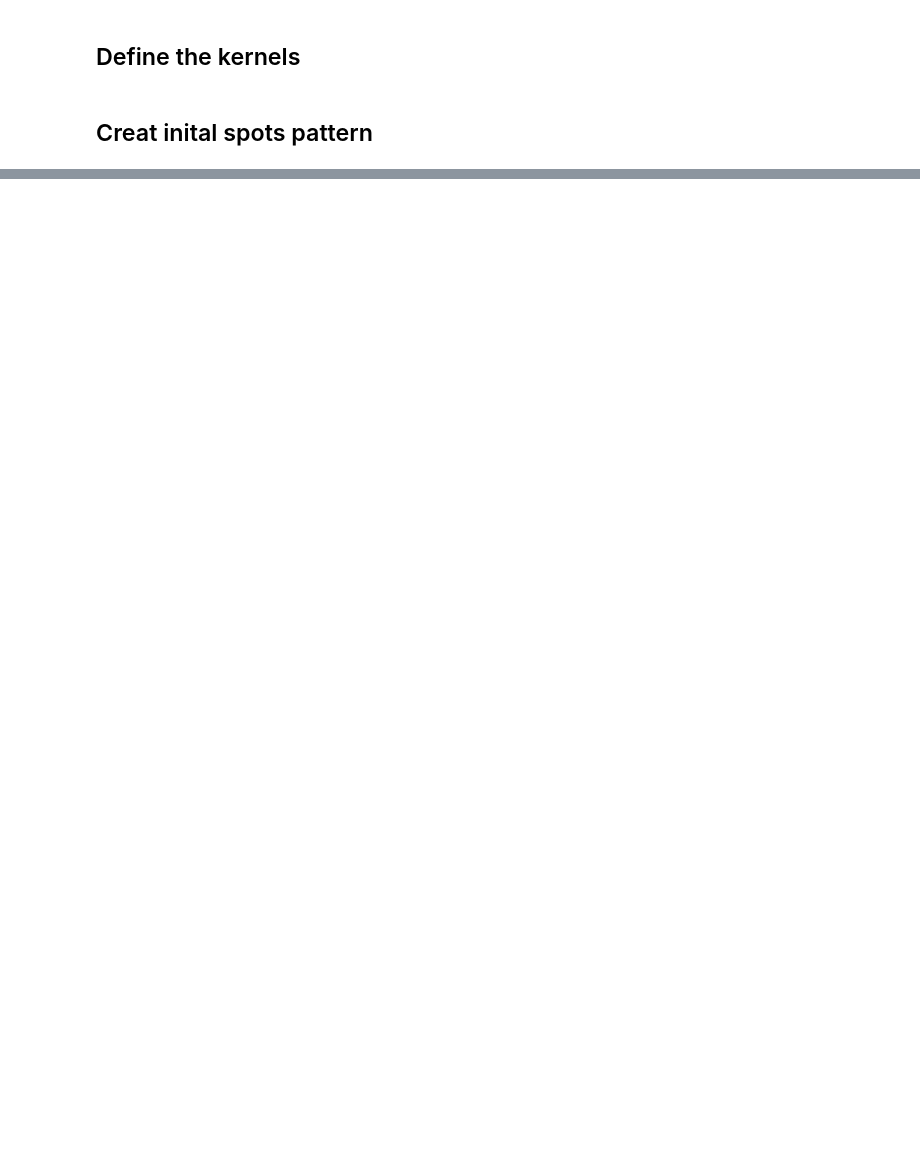
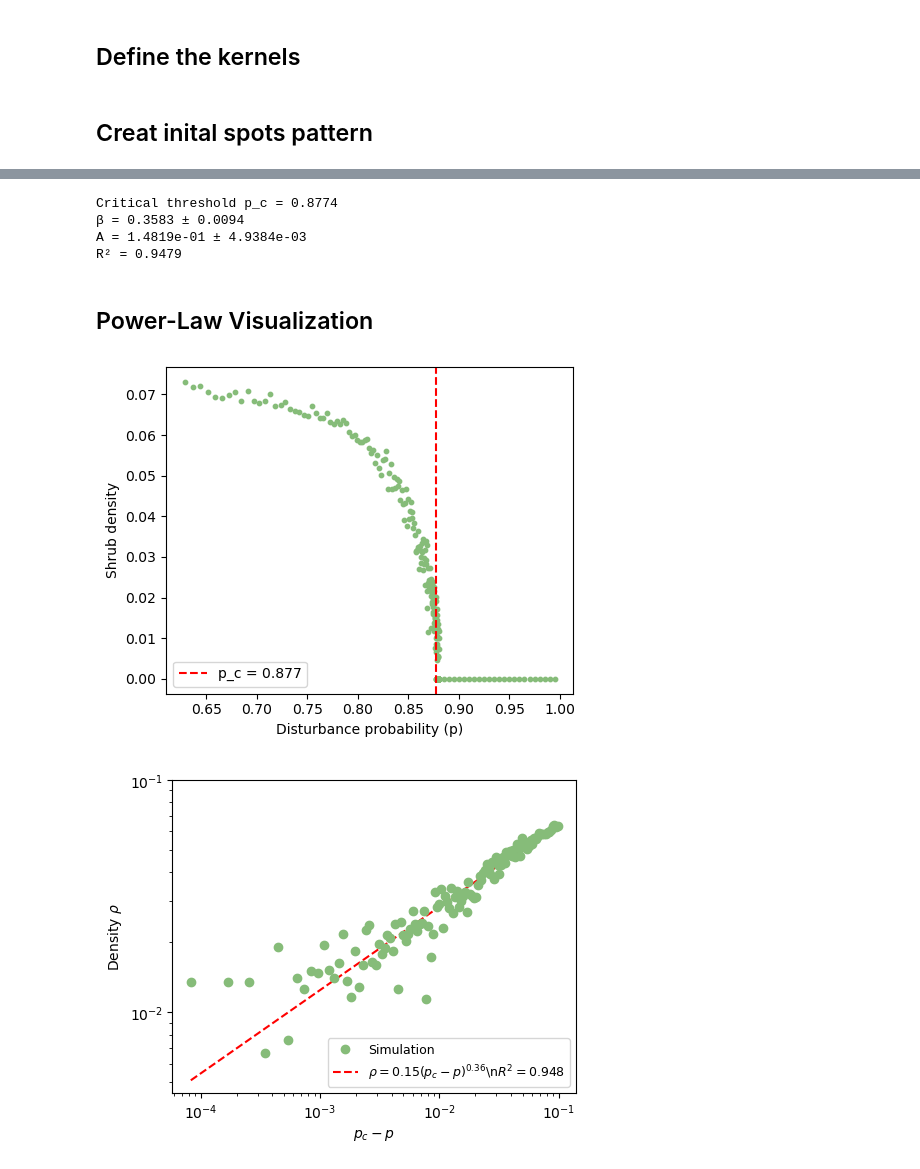
Before and after one commit to EcoSunyata/ShrubGrassTransition, a Jupyter notebook: BoundaryEffect.ipynb, the cells around one changed output, grey strips where cells are left out. Drawn from its saved outputs; the diff is of its cells as text; code cells hidden in the pictures; blank space fills up the shorter version.

```diff
--- a/BoundaryEffect.ipynb
+++ b/BoundaryEffect.ipynb
@@ -374,0 +272,80 @@ plt.show()
+# %%
+from scipy.optimize import curve_fit
+
+# Convert to array
+final1 = np.array(final1)
+tolerance = 1e-12
+
+# Find the critical threshold where cover drops to zero
+idx_zero = np.where(final1 < tolerance)[0]
+p_c = sequence[idx_zero[0]] if len(idx_zero) > 0 else sequence[-1]
+print(f"Critical threshold p_c = {p_c:.4f}")
+
+# Extract data below critical threshold
+mask = (sequence < p_c) & (final1 > tolerance)
+delta_p = (p_c - sequence[mask])
+rho = final1[mask]
+
+# Keep only near-critical data (within 10% of threshold)
+mask_near = delta_p < 0.1
+delta_p = delta_p[mask_near]
+rho = rho[mask_near]
+
+# ----- Power-law fitting -----
+def powerlaw(x, A, beta):
+    return A * x**beta
+
+valid = (delta_p > 1e-6) & (rho > 0)
+x = delta_p[valid]
+y = rho[valid]
+
+popt, pcov = curve_fit(powerlaw, x, y, p0=[0.3, 0.5])
+A_fit, beta_fit = popt
+A_err, beta_err = np.sqrt(np.diag(pcov))
+
+# R² calculation
+y_pred = powerlaw(x, *popt)
+ss_res = np.sum((y - y_pred)**2)
+ss_tot = np.sum((y - np.mean(y))**2)
+r2 = 1 - ss_res / ss_tot
+
+print(f"β = {beta_fit:.4f} ± {beta_err:.4f}")
+print(f"A = {A_fit:.4e} ± {A_err:.4e}")
+print(f"R² = {r2:.4f}")
+# %% [output]
+Critical threshold p_c = 0.8774
+β = 0.3583 ± 0.0094
+A = 1.4819e-01 ± 4.9384e-03
+R² = 0.9479
+# %% [markdown]
+## Power-Law Visualization
+# %%
+# ----- Disturbance response curve -----
+plt.figure(figsize=(5, 4))
+plt.scatter(sequence, final1, c="#86BC79", s=10)
+plt.axvline(x=p_c, color='r', linestyle='--', label=f'p_c = {p_c:.3f}')
+plt.xlabel('Disturbance probability (p)')
+plt.ylabel('Shrub density')
+plt.legend()
+plt.tight_layout()
+plt.savefig("disturbance.pdf", dpi=600)
+plt.show()
+
+# ----- Power-law plot -----
+plt.figure(figsize=(5, 4))
+plt.loglog(x, y, 'o', c="#86BC79", markersize=6, label='Simulation', zorder=3)
+
+x_fit = np.logspace(np.log10(x.min()), np.log10(x.max()), 100)
+plt.loglog(x_fit, powerlaw(x_fit, *popt), 'r--', lw=1.5,
+           label=f'$\\rho = {A_fit:.2f}(p_c-p)^{{{beta_fit:.2f}}}$\\n$R^2={r2:.3f}$')
+
+plt.yticks([1e-2, 1e-1])
+plt.xlabel('$p_c - p$')
+plt.ylabel('Density $\\rho$')
+plt.legend(loc='lower right', fontsize=9)
+plt.tight_layout()
+plt.savefig("powerlaw_fit.pdf", dpi=600)
+plt.show()
+# %% [output]
+[figure, added]
+[figure, added]
```
Also changed, not shown: parts of 14 cells of this notebook.
